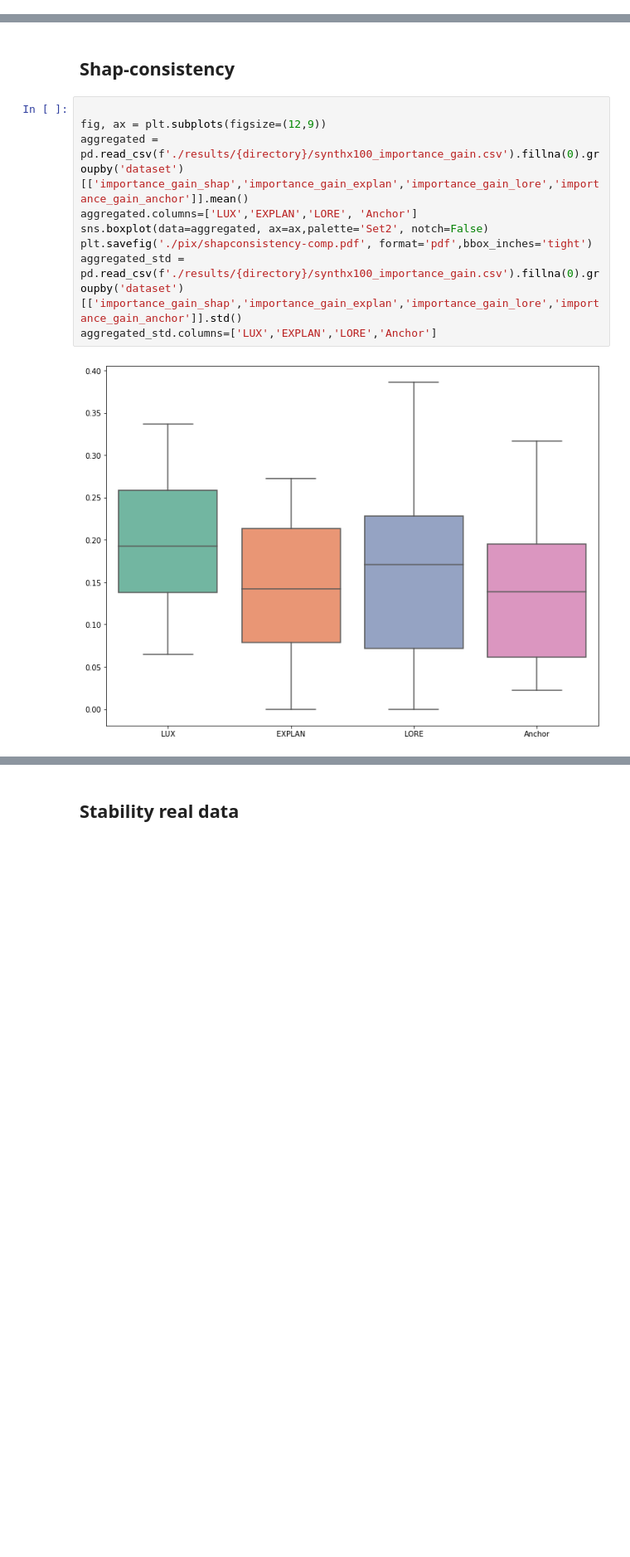
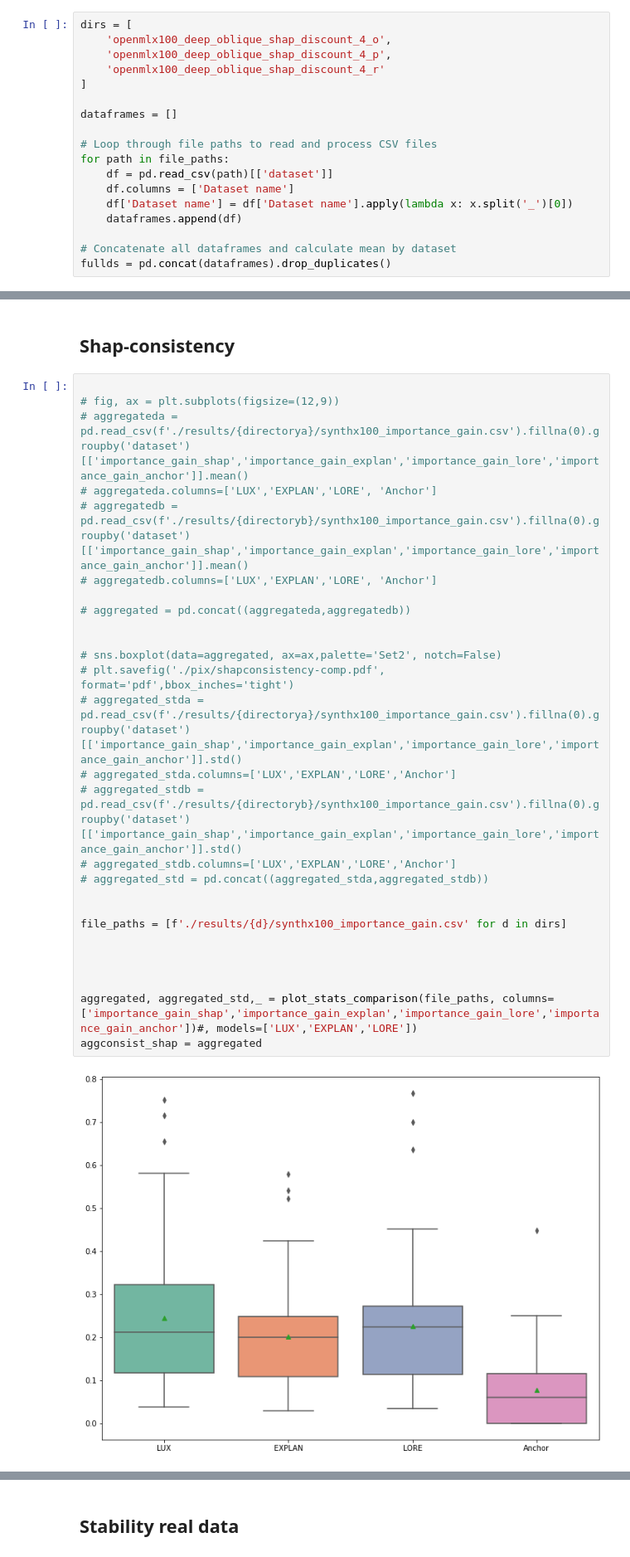
Before and after one commit to sbobek/lux, a Jupyter notebook: lux_paper_figures.ipynb, the cells around one changed output, grey strips where cells are left out. Shown at 83% size. Cells and saved outputs as stored; diff of their text form; blank space fills up the shorter version.

```diff
--- a/lux_paper_figures.ipynb
+++ b/lux_paper_figures.ipynb
@@ -1489,0 +182,18 @@ for num_and_cat in  os.listdir(directory):
+# %%
+dirs = [
+    'openmlx100_deep_oblique_shap_discount_4_o',
+    'openmlx100_deep_oblique_shap_discount_4_p',
+    'openmlx100_deep_oblique_shap_discount_4_r'
+]
+
+dataframes = []
+
+# Loop through file paths to read and process CSV files
+for path in file_paths:
+    df = pd.read_csv(path)[['dataset']]
+    df.columns = ['Dataset name']
+    df['Dataset name'] = df['Dataset name'].apply(lambda x: x.split('_')[0])
+    dataframes.append(df)
+
+# Concatenate all dataframes and calculate mean by dataset
+fullds = pd.concat(dataframes).drop_duplicates()
@@ -1966,13 +842,31 @@ cd=0.8858357133561987
 ## Shap-consistency
 # %%
 
-fig, ax = plt.subplots(figsize=(12,9))
-aggregated = pd.read_csv(f'./results/{directory}/synthx100_importance_gain.csv').fillna(0).groupby('dataset')[['importance_gain_shap','importance_gain_explan','importance_gain_lore','importance_gain_anchor']].mean()
-aggregated.columns=['LUX','EXPLAN','LORE', 'Anchor']
-sns.boxplot(data=aggregated, ax=ax,palette='Set2', notch=False)
-plt.savefig('./pix/shapconsistency-comp.pdf', format='pdf',bbox_inches='tight')
-aggregated_std = pd.read_csv(f'./results/{directory}/synthx100_importance_gain.csv').fillna(0).groupby('dataset')[['importance_gain_shap','importance_gain_explan','importance_gain_lore','importance_gain_anchor']].std()
-aggregated_std.columns=['LUX','EXPLAN','LORE','Anchor']
+# fig, ax = plt.subplots(figsize=(12,9))
+# aggregateda = pd.read_csv(f'./results/{directorya}/synthx100_importance_gain.csv').fillna(0).groupby('dataset')[['importance_gain_shap','importance_gain_explan','importance_gain_lore','importance_gain_anchor']].mean()
+# aggregateda.columns=['LUX','EXPLAN','LORE', 'Anchor']
+# aggregatedb = pd.read_csv(f'./results/{directoryb}/synthx100_importance_gain.csv').fillna(0).groupby('dataset')[['importance_gain_shap','importance_gain_explan','importance_gain_lore','importance_gain_anchor']].mean()
+# aggregatedb.columns=['LUX','EXPLAN','LORE', 'Anchor']
+
+# aggregated = pd.concat((aggregateda,aggregatedb))
+
+
+# sns.boxplot(data=aggregated, ax=ax,palette='Set2', notch=False)
+# plt.savefig('./pix/shapconsistency-comp.pdf', format='pdf',bbox_inches='tight')
+# aggregated_stda = pd.read_csv(f'./results/{directorya}/synthx100_importance_gain.csv').fillna(0).groupby('dataset')[['importance_gain_shap','importance_gain_explan','importance_gain_lore','importance_gain_anchor']].std()
+# aggregated_stda.columns=['LUX','EXPLAN','LORE','Anchor']
+# aggregated_stdb = pd.read_csv(f'./results/{directoryb}/synthx100_importance_gain.csv').fillna(0).groupby('dataset')[['importance_gain_shap','importance_gain_explan','importance_gain_lore','importance_gain_anchor']].std()
+# aggregated_stdb.columns=['LUX','EXPLAN','LORE','Anchor']
+# aggregated_std = pd.concat((aggregated_stda,aggregated_stdb))
+
+
+file_paths = [f'./results/{d}/synthx100_importance_gain.csv' for d in dirs]
+
+
+
+
+aggregated, aggregated_std,_ = plot_stats_comparison(file_paths, columns=['importance_gain_shap','importance_gain_explan','importance_gain_lore','importance_gain_anchor'])#, models=['LUX','EXPLAN','LORE'])
+aggconsist_shap = aggregated
 # %% [output]
-[figure, old version]
+[figure, new version]
 # %%
```
Also changed, not shown: parts of 158 cells of this notebook, 7 other files.
